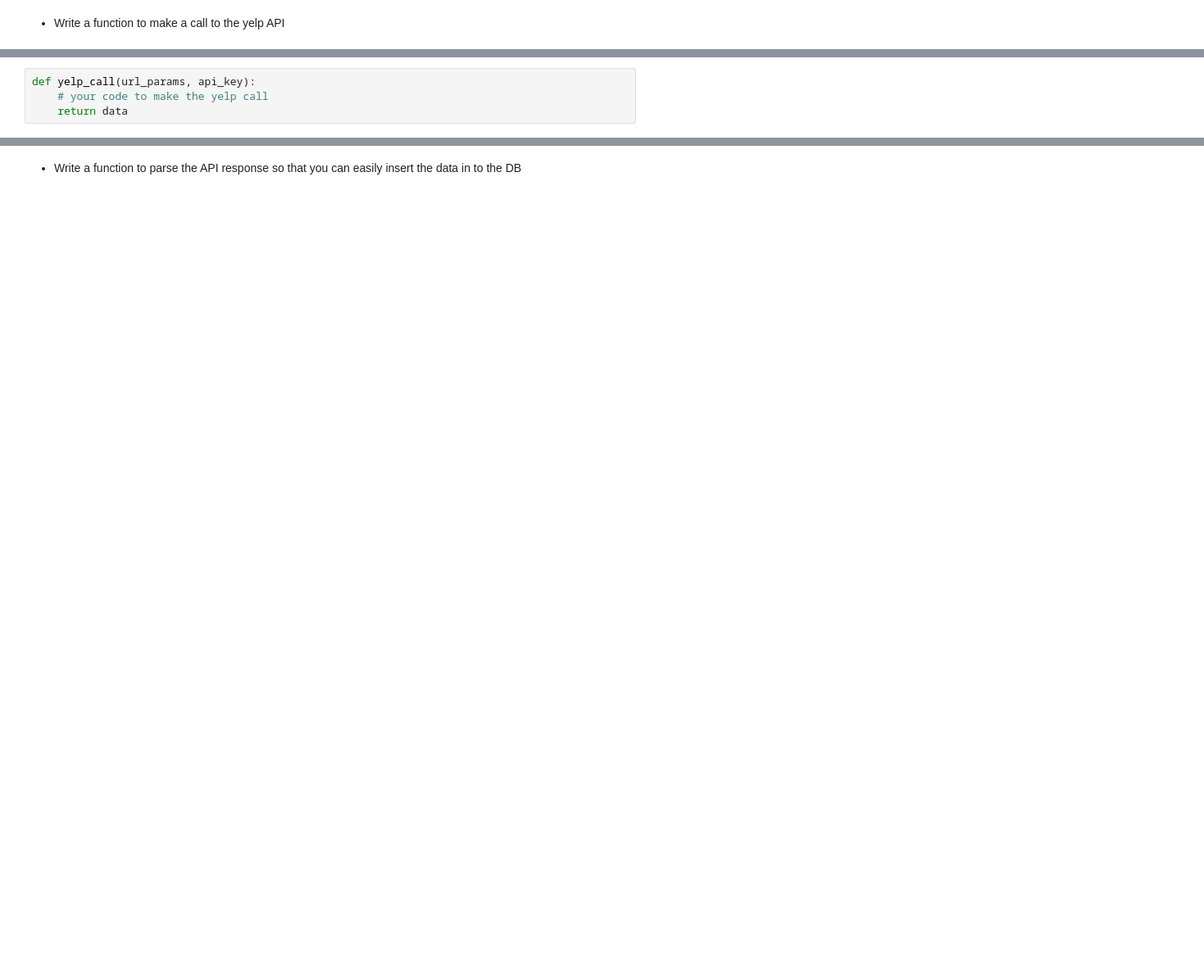
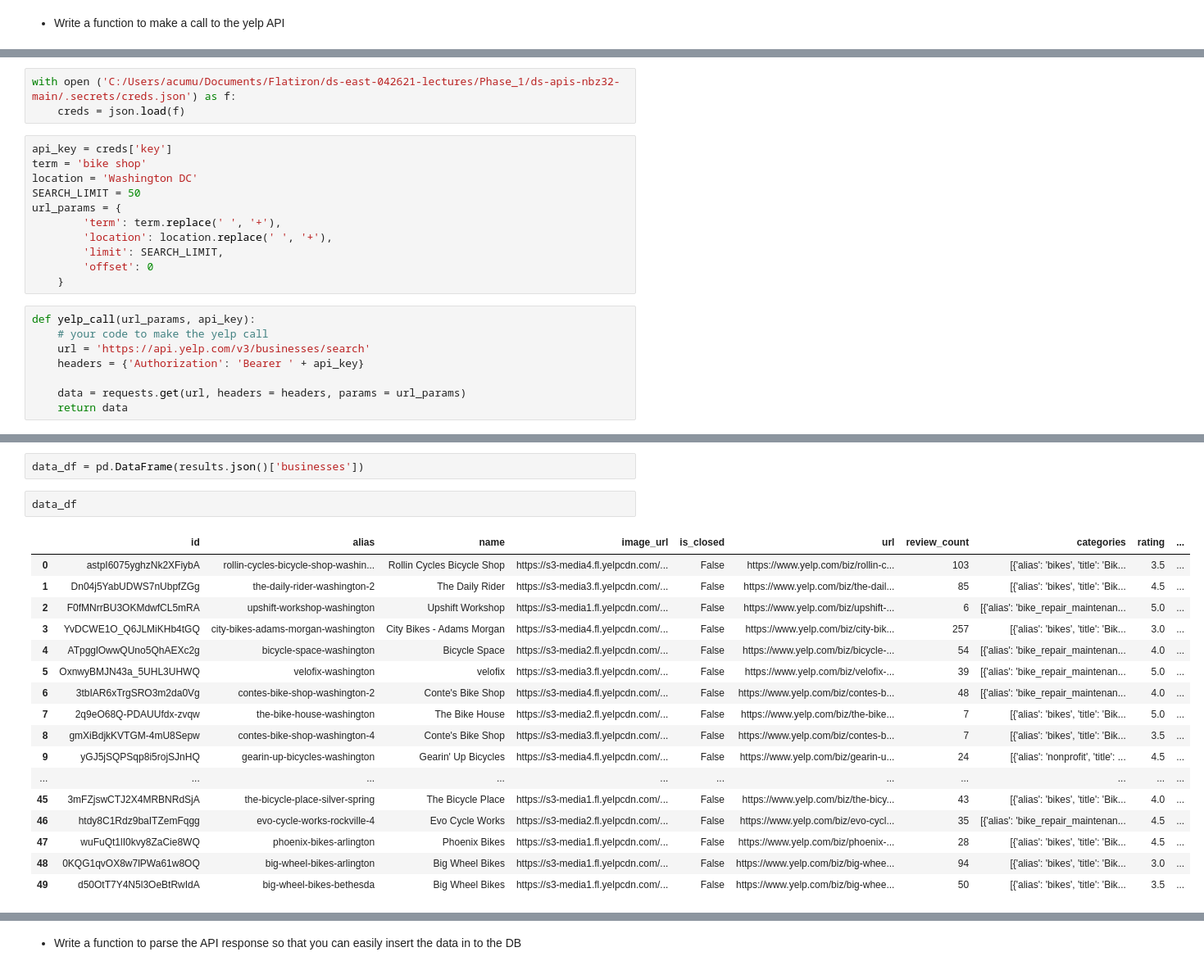
Before and after one commit to AdamCumurcu/ds-east-042621-lectures, a Jupyter notebook: Phase_1/phase-1-project-yelp/Data_Acquisition_Process.ipynb, the cells around one changed output, grey strips where cells are left out. Shown: that part at 82% size. Saved outputs shown, nothing was run; the diff lists cells and outputs as text; blank space fills up the shorter version.

Commit message:
lecture notes push

```diff
--- a/Phase_1/phase-1-project-yelp/Data_Acquisition_Process.ipynb
+++ b/Phase_1/phase-1-project-yelp/Data_Acquisition_Process.ipynb
@@ -25,4 +29,22 @@ Let's first do this for the Business endpoint.
+# %%
+with open ('C:/Users/acumu/Documents/Flatiron/ds-east-042621-lectures/Phase_1/ds-apis-nbz32-main/.secrets/creds.json') as f:
+    creds = json.load(f)
+# %%
+api_key = creds['key']
+term = 'bike shop'
+location = 'Washington DC'
+SEARCH_LIMIT = 50
+url_params = {
+        'term': term.replace(' ', '+'),
+        'location': location.replace(' ', '+'),
+        'limit': SEARCH_LIMIT,
+        'offset': 0
+    }
 # %%
 def yelp_call(url_params, api_key):
     # your code to make the yelp call
+    url = 'https://api.yelp.com/v3/businesses/search'
+    headers = {'Authorization': 'Bearer ' + api_key}
+
+    data = requests.get(url, headers = headers, params = url_params)
     return data
@@ -28,0 +77,22 @@ def yelp_call(url_params, api_key):
+# %%
+data_df = pd.DataFrame(results.json()['businesses'])
+# %%
+data_df
+# %% [output]
+|  | id | alias | name | image_url | is_closed | url | review_count | categories | rating | ... |
+| 0 | astpI6075yghzNk2XFiybA | rollin-cycles-bicycle-shop-washin... | Rollin Cycles Bicycle Shop | https://s3-media4.fl.yelpcdn.com/... | False | https://www.yelp.com/biz/rollin-c... | 103 | [{'alias': 'bikes', 'title': 'Bik... | 3.5 | ... |
+| 1 | Dn04j5YabUDWS7nUbpfZGg | the-daily-rider-washington-2 | The Daily Rider | https://s3-media3.fl.yelpcdn.com/... | False | https://www.yelp.com/biz/the-dail... | 85 | [{'alias': 'bikes', 'title': 'Bik... | 4.5 | ... |
+| 2 | F0fMNrrBU3OKMdwfCL5mRA | upshift-workshop-washington | Upshift Workshop | https://s3-media1.fl.yelpcdn.com/... | False | https://www.yelp.com/biz/upshift-... | 6 | [{'alias': 'bike_repair_maintenan... | 5.0 | ... |
+| 3 | YvDCWE1O_Q6JLMiKHb4tGQ | city-bikes-adams-morgan-washington | City Bikes - Adams Morgan | https://s3-media4.fl.yelpcdn.com/... | False | https://www.yelp.com/biz/city-bik... | 257 | [{'alias': 'bikes', 'title': 'Bik... | 3.0 | ... |
+| 4 | ATpgglOwwQUno5QhAEXc2g | bicycle-space-washington | Bicycle Space | https://s3-media2.fl.yelpcdn.com/... | False | https://www.yelp.com/biz/bicycle-... | 54 | [{'alias': 'bike_repair_maintenan... | 4.0 | ... |
+| 5 | OxnwyBMJN43a_5UHL3UHWQ | velofix-washington | velofix | https://s3-media3.fl.yelpcdn.com/... | False | https://www.yelp.com/biz/velofix-... | 39 | [{'alias': 'bike_repair_maintenan... | 5.0 | ... |
+| 6 | 3tbIAR6xTrgSRO3m2da0Vg | contes-bike-shop-washington-2 | Conte's Bike Shop | https://s3-media4.fl.yelpcdn.com/... | False | https://www.yelp.com/biz/contes-b... | 48 | [{'alias': 'bike_repair_maintenan... | 4.0 | ... |
+| 7 | 2q9eO68Q-PDAUUfdx-zvqw | the-bike-house-washington | The Bike House | https://s3-media2.fl.yelpcdn.com/... | False | https://www.yelp.com/biz/the-bike... | 7 | [{'alias': 'bikes', 'title': 'Bik... | 5.0 | ... |
+| 8 | gmXiBdjkKVTGM-4mU8Sepw | contes-bike-shop-washington-4 | Conte's Bike Shop | https://s3-media3.fl.yelpcdn.com/... | False | https://www.yelp.com/biz/contes-b... | 7 | [{'alias': 'bikes', 'title': 'Bik... | 3.5 | ... |
+| 9 | yGJ5jSQPSqp8i5rojSJnHQ | gearin-up-bicycles-washington | Gearin' Up Bicycles | https://s3-media4.fl.yelpcdn.com/... | False | https://www.yelp.com/biz/gearin-u... | 24 | [{'alias': 'nonprofit', 'title': ... | 4.5 | ... |
+| ... | ... | ... | ... | ... | ... | ... | ... | ... | ... | ... |
+| 45 | 3mFZjswCTJ2X4MRBNRdSjA | the-bicycle-place-silver-spring | The Bicycle Place | https://s3-media1.fl.yelpcdn.com/... | False | https://www.yelp.com/biz/the-bicy... | 43 | [{'alias': 'bikes', 'title': 'Bik... | 4.0 | ... |
+| 46 | htdy8C1Rdz9baITZemFqgg | evo-cycle-works-rockville-4 | Evo Cycle Works | https://s3-media2.fl.yelpcdn.com/... | False | https://www.yelp.com/biz/evo-cycl... | 35 | [{'alias': 'bike_repair_maintenan... | 4.5 | ... |
+| 47 | wuFuQt1lI0kvy8ZaCie8WQ | phoenix-bikes-arlington | Phoenix Bikes | https://s3-media1.fl.yelpcdn.com/... | False | https://www.yelp.com/biz/phoenix-... | 28 | [{'alias': 'bikes', 'title': 'Bik... | 4.5 | ... |
+| 48 | 0KQG1qvOX8w7lPWa61w8OQ | big-wheel-bikes-arlington | Big Wheel Bikes | https://s3-media1.fl.yelpcdn.com/... | False | https://www.yelp.com/biz/big-whee... | 94 | [{'alias': 'bikes', 'title': 'Bik... | 3.0 | ... |
+| 49 | d50OtT7Y4N5l3OeBtRwIdA | big-wheel-bikes-bethesda | Big Wheel Bikes | https://s3-media1.fl.yelpcdn.com/... | False | https://www.yelp.com/biz/big-whee... | 50 | [{'alias': 'bikes', 'title': 'Bik... | 3.5 | ... |
```
Also changed, not shown: parts of 57 cells of this notebook, 7 other files.
